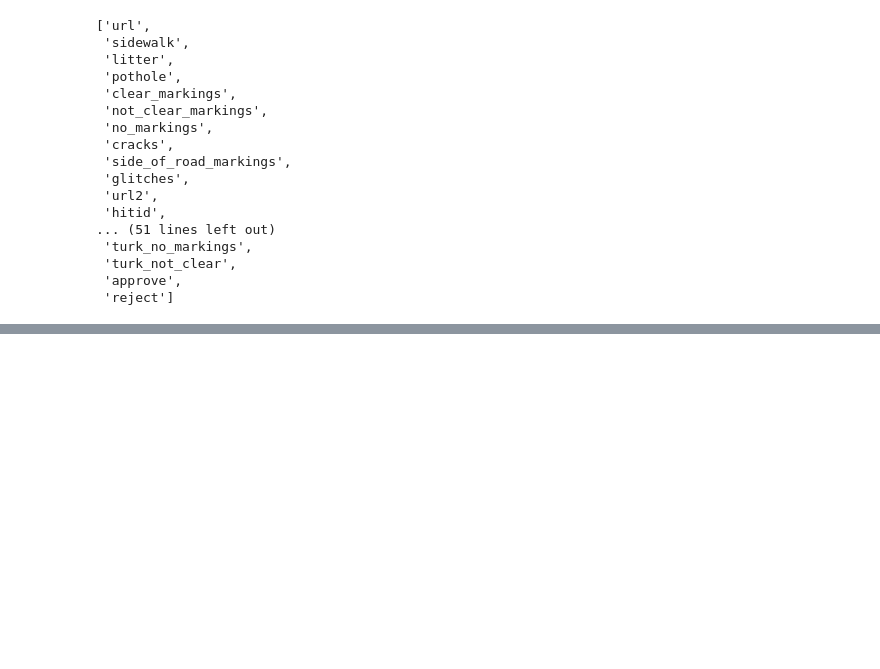
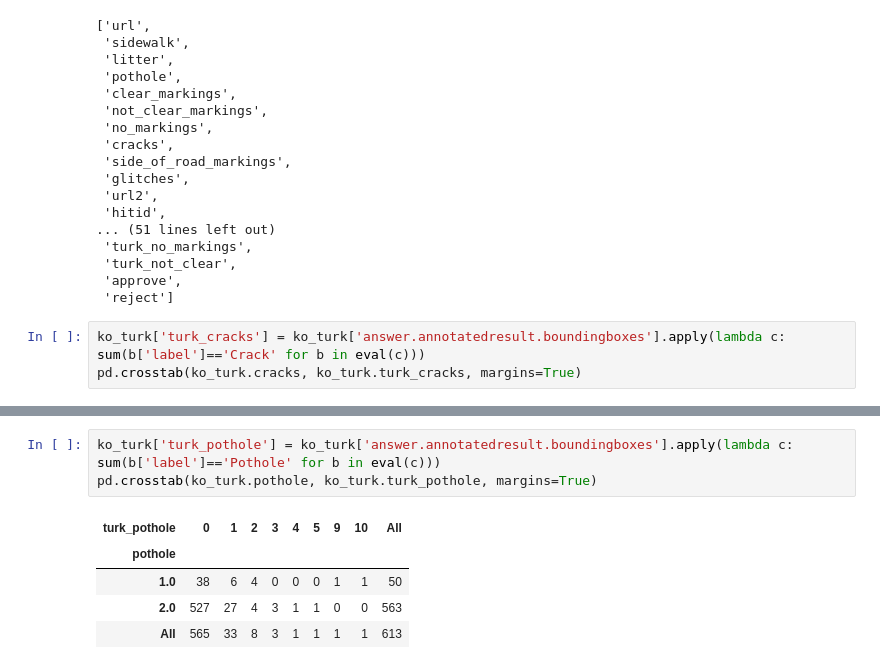
Before and after one commit to geosensing/streetsense, a Jupyter notebook: scripts/join_gold_standard_with_turk.ipynb, the cells around one changed output, grey strips where cells are left out. Drawn from its saved outputs; the diff is of its cells as text; blank space fills up the shorter version.

Commit message:
add crosstab for cracks and potholes

```diff
--- a/scripts/join_gold_standard_with_turk.ipynb
+++ b/scripts/join_gold_standard_with_turk.ipynb
@@ -163,3 +163,6 @@ list(ko_turk)
  'turk_not_clear',
  'approve',
  'reject']
+# %%
+ko_turk['turk_cracks'] = ko_turk['answer.annotatedresult.boundingboxes'].apply(lambda c: sum(b['label']=='Crack' for b in eval(c)))
+pd.crosstab(ko_turk.cracks, ko_turk.turk_cracks, margins=True)
@@ -165,0 +175,9 @@ list(ko_turk)
+# %%
+ko_turk['turk_pothole'] = ko_turk['answer.annotatedresult.boundingboxes'].apply(lambda c: sum(b['label']=='Pothole' for b in eval(c)))
+pd.crosstab(ko_turk.pothole, ko_turk.turk_pothole, margins=True)
+# %% [output]
+| turk_pothole | 0 | 1 | 2 | 3 | 4 | 5 | 9 | 10 | All |
+| pothole |  |  |  |  |  |  |  |  |  |
+| 1.0 | 38 | 6 | 4 | 0 | 0 | 0 | 1 | 1 | 50 |
+| 2.0 | 527 | 27 | 4 | 3 | 1 | 1 | 0 | 0 | 563 |
+| All | 565 | 33 | 8 | 3 | 1 | 1 | 1 | 1 | 613 |
```
Also changed, not shown: parts of 2 cells of this notebook.
